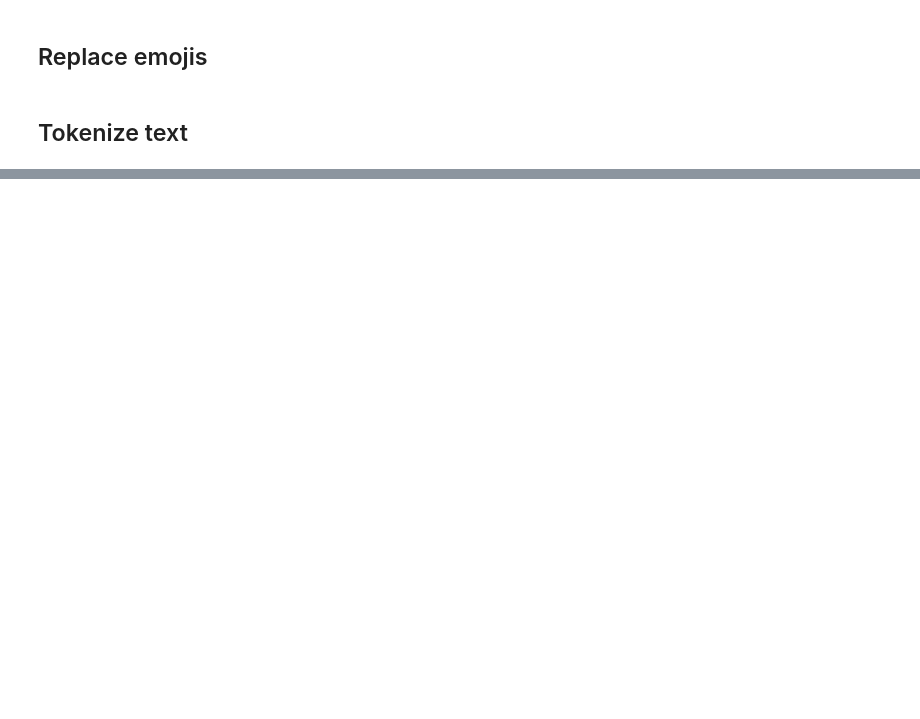
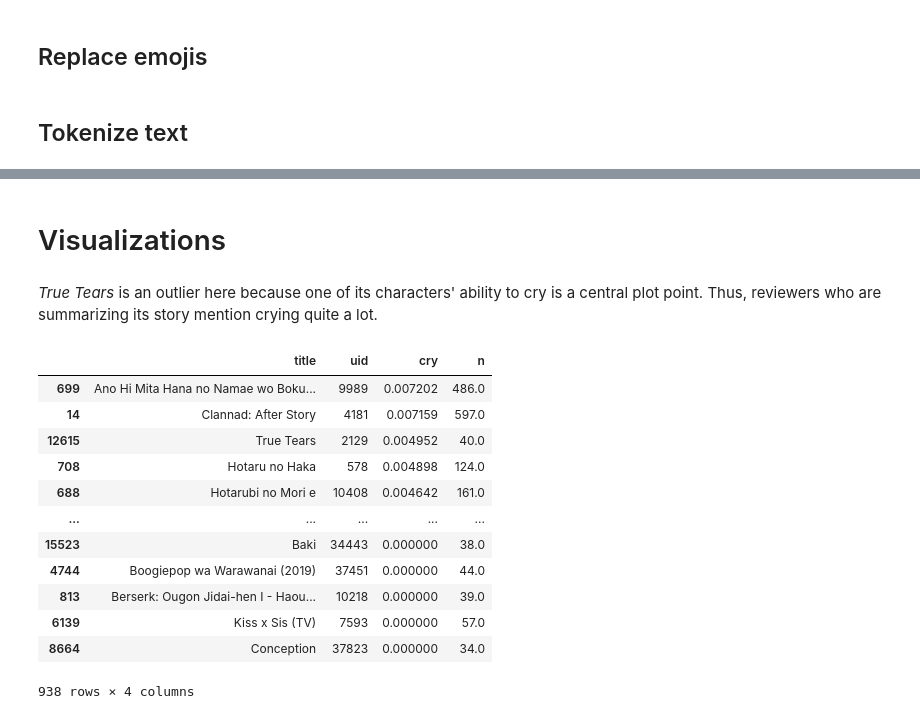
Before and after one commit to PeiYiZhuo/predict-tearjerker-anime, a Jupyter notebook: predict_tearjerker_anime.ipynb, the cells around one changed output, grey strips where cells are left out. Drawn from its saved outputs; the diff is of its cells as text; code cells hidden in the pictures; blank space fills up the shorter version.

```diff
--- a/predict_tearjerker_anime.ipynb
+++ b/predict_tearjerker_anime.ipynb
@@ -272,0 +373,7 @@ cry_prop = pd.read_csv("data/intermediates/target_field.csv")
+# %%
+reviews["cry"] = reviews["text"].isin(key_words)
+cry_prop = reviews.groupby("anime_uid").agg(
+    cry = pd.NamedAgg(column = "cry", aggfunc = "mean"),
+    n = pd.NamedAgg(column = "uid", aggfunc = "nunique")
+).reset_index()
+anime = anime.merge(cry_prop, how = "left", left_on = "uid", right_on = "anime_uid").drop(columns = "anime_uid")
@@ -272,0 +383,20 @@ cry_prop = pd.read_csv("data/intermediates/target_field.csv")
+# %% [markdown]
+# Visualizations
+# %% [markdown]
+*True Tears* is an outlier here because one of its characters' ability to cry is a central plot point. Thus, reviewers who are summarizing its story mention crying quite a lot.
+# %%
+anime[anime["n"] > 30][["title", "uid", "cry", "n"]].sort_values("cry", ascending = False)
+# %% [output]
+|  | title | uid | cry | n |
+| 699 | Ano Hi Mita Hana no Namae wo Boku... | 9989 | 0.007202 | 486.0 |
+| 14 | Clannad: After Story | 4181 | 0.007159 | 597.0 |
+| 12615 | True Tears | 2129 | 0.004952 | 40.0 |
+| 708 | Hotaru no Haka | 578 | 0.004898 | 124.0 |
+| 688 | Hotarubi no Mori e | 10408 | 0.004642 | 161.0 |
+| ... | ... | ... | ... | ... |
+| 15523 | Baki | 34443 | 0.000000 | 38.0 |
+| 4744 | Boogiepop wa Warawanai (2019) | 37451 | 0.000000 | 44.0 |
+| 813 | Berserk: Ougon Jidai-hen I - Haou... | 10218 | 0.000000 | 39.0 |
+| 6139 | Kiss x Sis (TV) | 7593 | 0.000000 | 57.0 |
+| 8664 | Conception | 37823 | 0.000000 | 34.0 |
+938 rows × 4 columns
```
Also changed, not shown: parts of 40 cells of this notebook.
